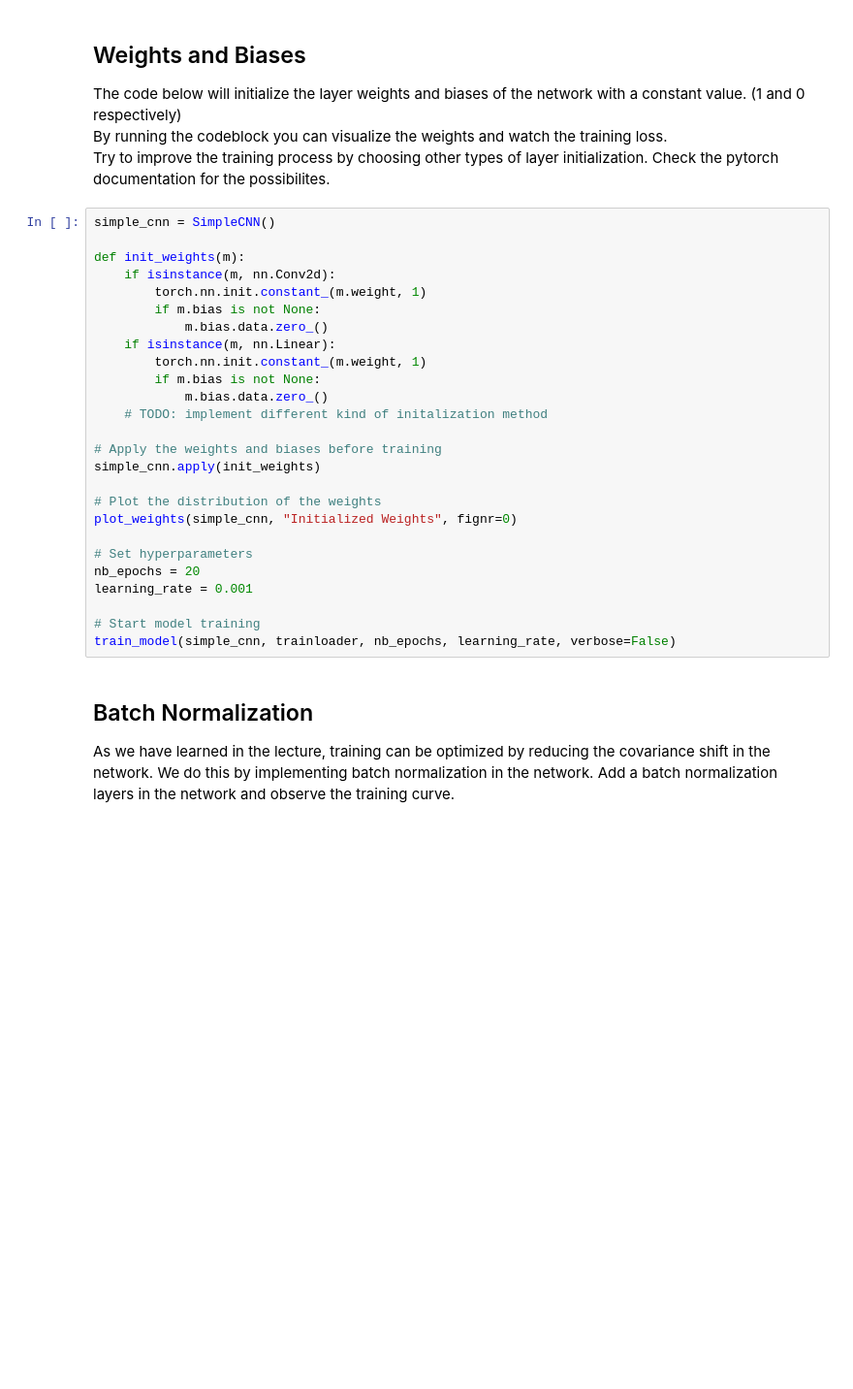
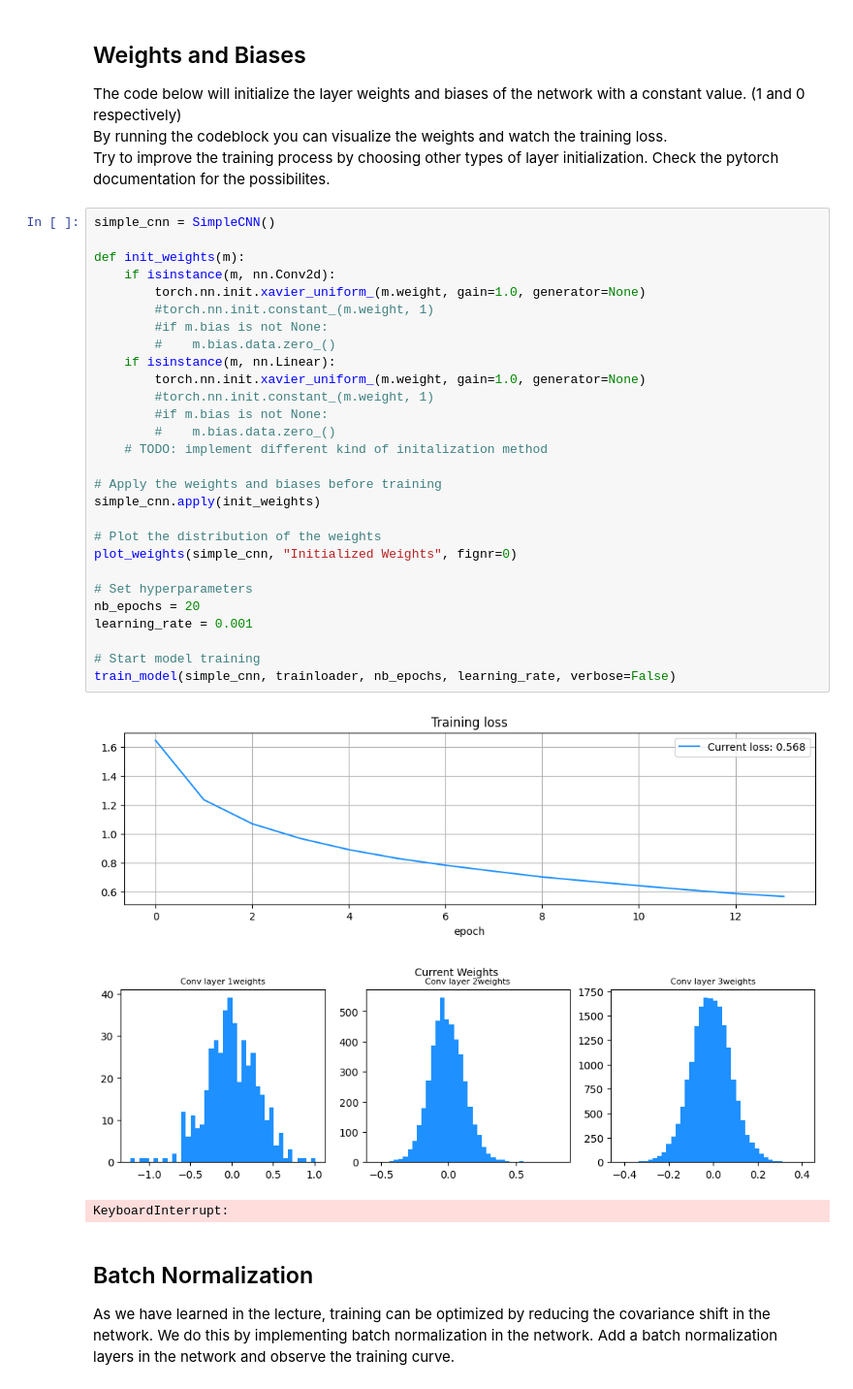
Before and after one commit to robertderidder/NNCV, a Jupyter notebook: Weekly notebooks/05_model_training.ipynb, the cells around one changed output. Shown at 97% size. Drawn from its saved outputs; the diff is of its cells as text; blank space fills up the shorter version.

```diff
--- a/Weekly notebooks/05_model_training.ipynb
+++ b/Weekly notebooks/05_model_training.ipynb
@@ -161,29 +167,35 @@ Try to improve the training process by choosing other types of layer initializat
 # %%
 simple_cnn = SimpleCNN()
 
 def init_weights(m):
     if isinstance(m, nn.Conv2d):
-        torch.nn.init.constant_(m.weight, 1)
-        if m.bias is not None:
-            m.bias.data.zero_()
+        torch.nn.init.xavier_uniform_(m.weight, gain=1.0, generator=None)
+        #torch.nn.init.constant_(m.weight, 1)
+        #if m.bias is not None:
+        #    m.bias.data.zero_()
     if isinstance(m, nn.Linear):
-        torch.nn.init.constant_(m.weight, 1)
-        if m.bias is not None:
-            m.bias.data.zero_()
+        torch.nn.init.xavier_uniform_(m.weight, gain=1.0, generator=None)
+        #torch.nn.init.constant_(m.weight, 1)
+        #if m.bias is not None:
+        #    m.bias.data.zero_()
     # TODO: implement different kind of initalization method
 
 # Apply the weights and biases before training
 simple_cnn.apply(init_weights)
 
 # Plot the distribution of the weights
 plot_weights(simple_cnn, "Initialized Weights", fignr=0)
 
 # Set hyperparameters
 nb_epochs = 20
 learning_rate = 0.001
 
 # Start model training
 train_model(simple_cnn, trainloader, nb_epochs, learning_rate, verbose=False)
+# %% [output]
+[figure, added]
+[figure, added]
+KeyboardInterrupt:
 # %% [markdown]
 ## Batch Normalization
 As we have learned in the lecture, training can be optimized by reducing the covariance shift in the network. We do this by implementing batch normalization in the network. Add a batch normalization layers in the network and observe the training curve.
```
Also changed, not shown: parts of 6 cells of this notebook, 9 other files.
